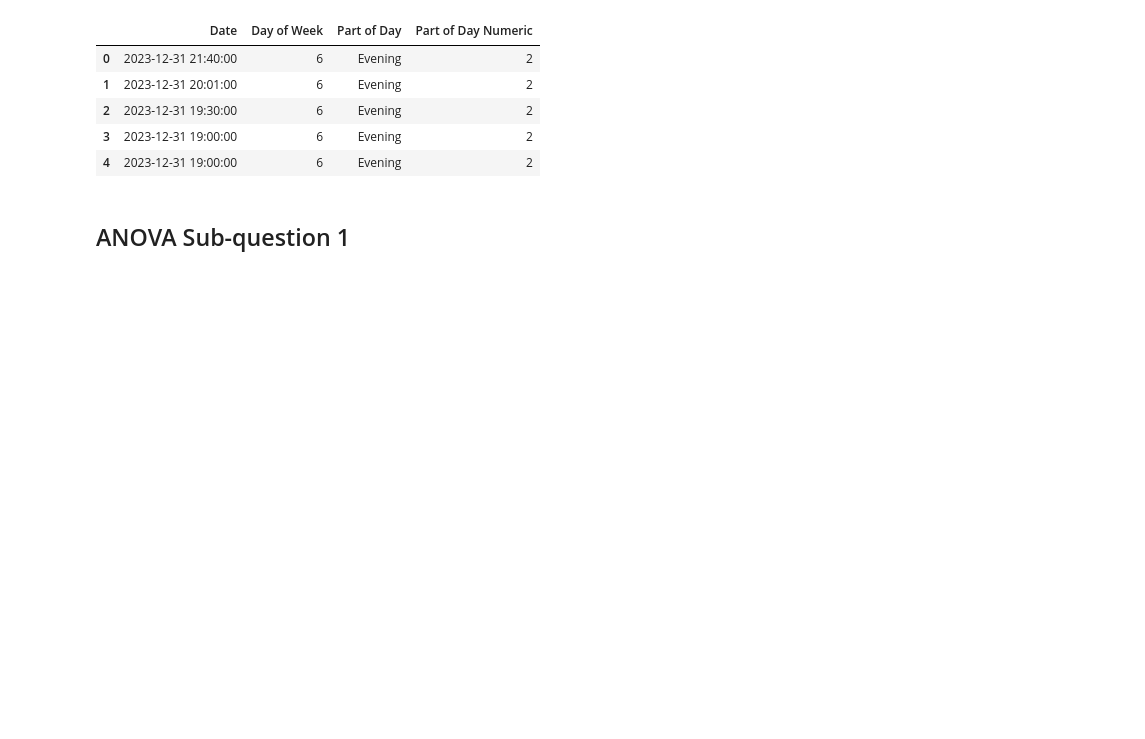
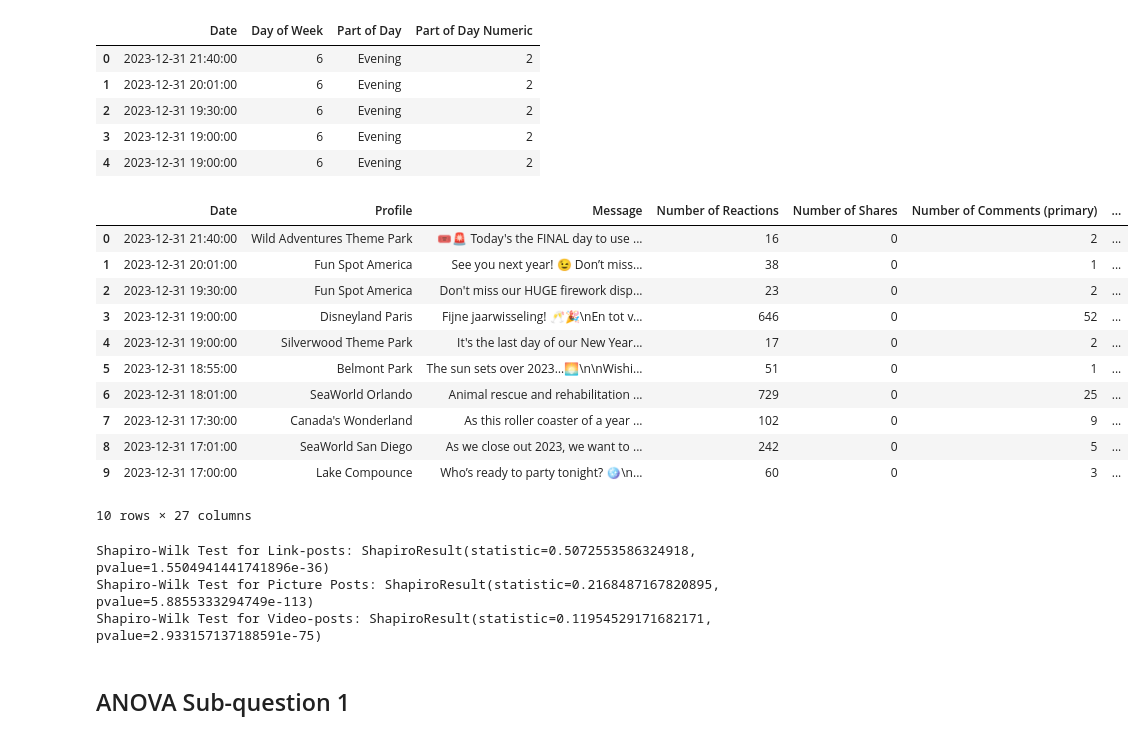
Before and after one commit to alvaarro/DigitalMarketingStrategy, a Jupyter notebook: test_features.ipynb, the cells around one changed output. Cells and saved outputs as stored; diff of their text form; code cells hidden in the pictures; blank space fills up the shorter version.

```diff
--- a/test_features.ipynb
+++ b/test_features.ipynb
@@ -347,6 +347,46 @@ merged_df[['Date', 'Day of Week', 'Part of Day', 'Part of Day Numeric']].head()
 | 2 | 2023-12-31 19:30:00 | 6 | Evening | 2 |
 | 3 | 2023-12-31 19:00:00 | 6 | Evening | 2 |
 | 4 | 2023-12-31 19:00:00 | 6 | Evening | 2 |
+# %%
+merged_df.head(10)
+# %% [output]
+|  | Date | Profile | Message | Number of Reactions | Number of Shares | Number of Comments (primary) | ... |
+| 0 | 2023-12-31 21:40:00 | Wild Adventures Theme Park | 🎟️🚨 Today's the FINAL day to use ... | 16 | 0 | 2 | ... |
+| 1 | 2023-12-31 20:01:00 | Fun Spot America | See you next year! 😉 Don’t miss... | 38 | 0 | 1 | ... |
+| 2 | 2023-12-31 19:30:00 | Fun Spot America | Don't miss our HUGE firework disp... | 23 | 0 | 2 | ... |
+| 3 | 2023-12-31 19:00:00 | Disneyland Paris | Fijne jaarwisseling! 🥂🎉\nEn tot v... | 646 | 0 | 52 | ... |
+| 4 | 2023-12-31 19:00:00 | Silverwood Theme Park | It's the last day of our New Year... | 17 | 0 | 2 | ... |
+| 5 | 2023-12-31 18:55:00 | Belmont Park | The sun sets over 2023…🌅\n\nWishi... | 51 | 0 | 1 | ... |
+| 6 | 2023-12-31 18:01:00 | SeaWorld Orlando | Animal rescue and rehabilitation ... | 729 | 0 | 25 | ... |
+| 7 | 2023-12-31 17:30:00 | Canada's Wonderland | As this roller coaster of a year ... | 102 | 0 | 9 | ... |
+| 8 | 2023-12-31 17:01:00 | SeaWorld San Diego | As we close out 2023, we want to ... | 242 | 0 | 5 | ... |
+| 9 | 2023-12-31 17:00:00 | Lake Compounce | Who’s ready to party tonight? 🪩\n... | 60 | 0 | 3 | ... |
+10 rows × 27 columns
+# %%
+import pandas as pd
+from scipy.stats import shapiro
+
+# Assuming 'merged_df' is your dataframe and 'total_score' is the name of your dependent variable column
+# Also assuming 'Link-posts', 'Picture Posts', 'Video-posts' columns indicate presence (e.g., with a 1) of that type of post
+
+# Filter the rows for each type of post
+link_posts_scores = merged_df[merged_df['Link-posts'] == 1]['total_score']
+picture_posts_scores = merged_df[merged_df['Picture Posts'] == 1]['total_score']
+video_posts_scores = merged_df[merged_df['Video-posts'] == 1]['total_score']
+
+# Perform Shapiro-Wilk test for normality
+shapiro_result_link = shapiro(link_posts_scores)
+shapiro_result_picture = shapiro(picture_posts_scores)
+shapiro_result_video = shapiro(video_posts_scores)
+
+# Print results
+print(f"Shapiro-Wilk Test for Link-posts: {shapiro_result_link}")
+print(f"Shapiro-Wilk Test for Picture Posts: {shapiro_result_picture}")
+print(f"Shapiro-Wilk Test for Video-posts: {shapiro_result_video}")
+# %% [output]
+Shapiro-Wilk Test for Link-posts: ShapiroResult(statistic=0.5072553586324918, pvalue=1.5504941441741896e-36)
+Shapiro-Wilk Test for Picture Posts: ShapiroResult(statistic=0.2168487167820895, pvalue=5.8855333294749e-113)
+Shapiro-Wilk Test for Video-posts: ShapiroResult(statistic=0.11954529171682171, pvalue=2.933157137188591e-75)
 # %% [markdown]
 ## ANOVA Sub-question 1
 # %%
```
Also changed, not shown: parts of 3 cells of this notebook.
